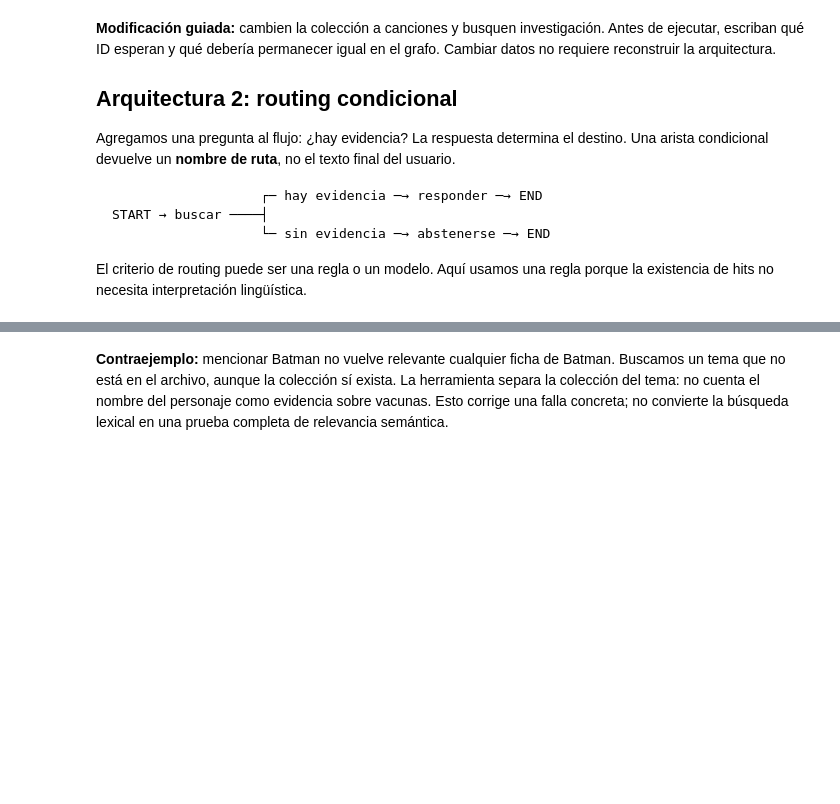
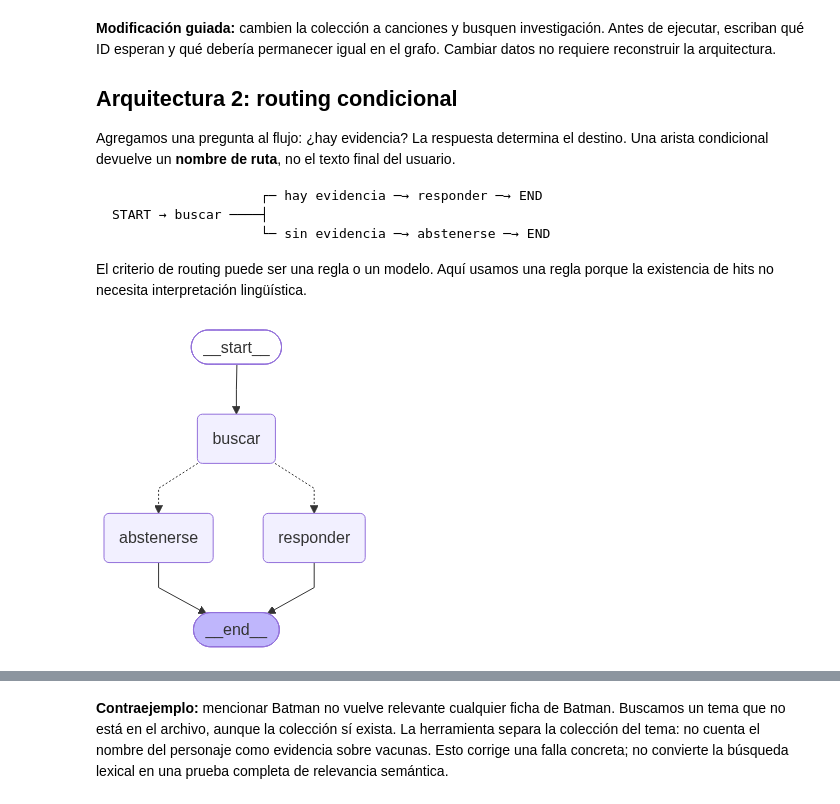
Before and after one commit to carlosjimenez88M/henry-ai-engineering, a Jupyter notebook: clases/02_langchain_rag.ipynb, the cells around one changed output, grey strips where cells are left out. Drawn from its saved outputs; the diff is of its cells as text; code cells hidden in the pictures; blank space fills up the shorter version.

```diff
--- a/clases/02_langchain_rag.ipynb
+++ b/clases/02_langchain_rag.ipynb
@@ -244,6 +283,10 @@ constructor.add_conditional_edges("buscar", elegir_ruta, ["responder", "abstener
 constructor.add_edge("responder", END)
 constructor.add_edge("abstenerse", END)
 app = constructor.compile()
+# %%
+display(Image(app.get_graph().draw_mermaid_png()))
+# %% [output]
+[figure, added]
 # %%
 sin_evidencia = app.invoke({"query": "vacuna marciana", "universe": "todos"})
 assert sin_evidencia["status"] == "abstained"
```
Also changed, not shown: parts of 12 cells of this notebook, 6 other files.
